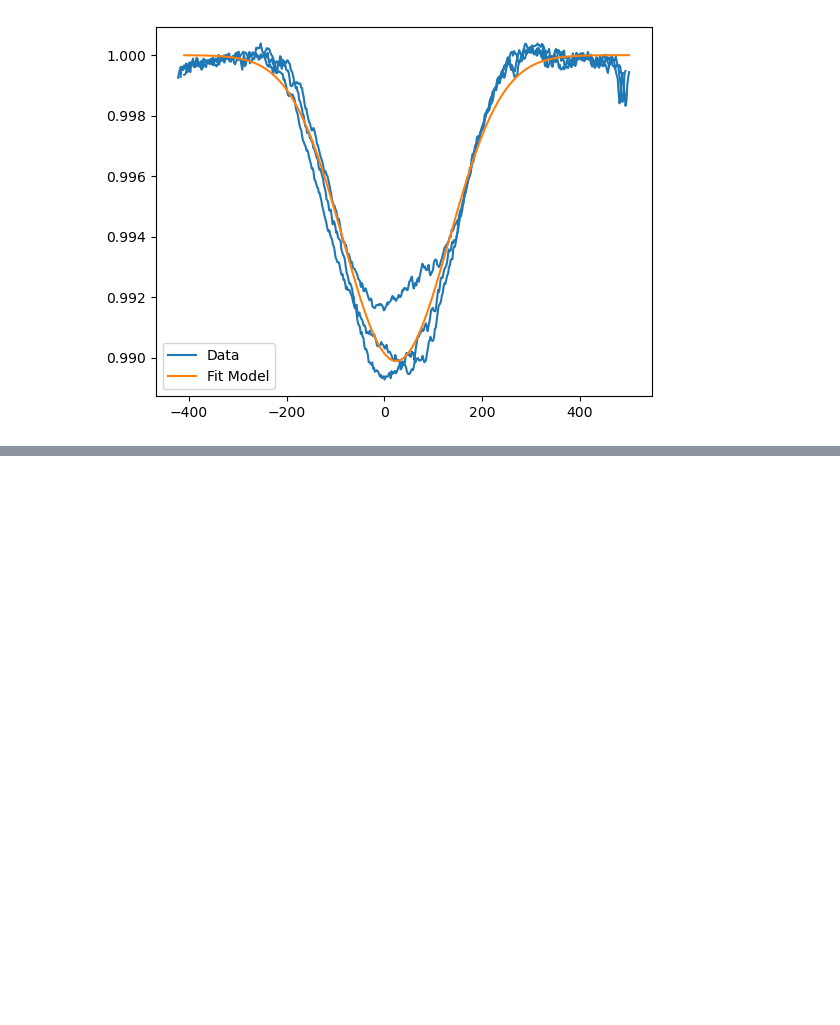
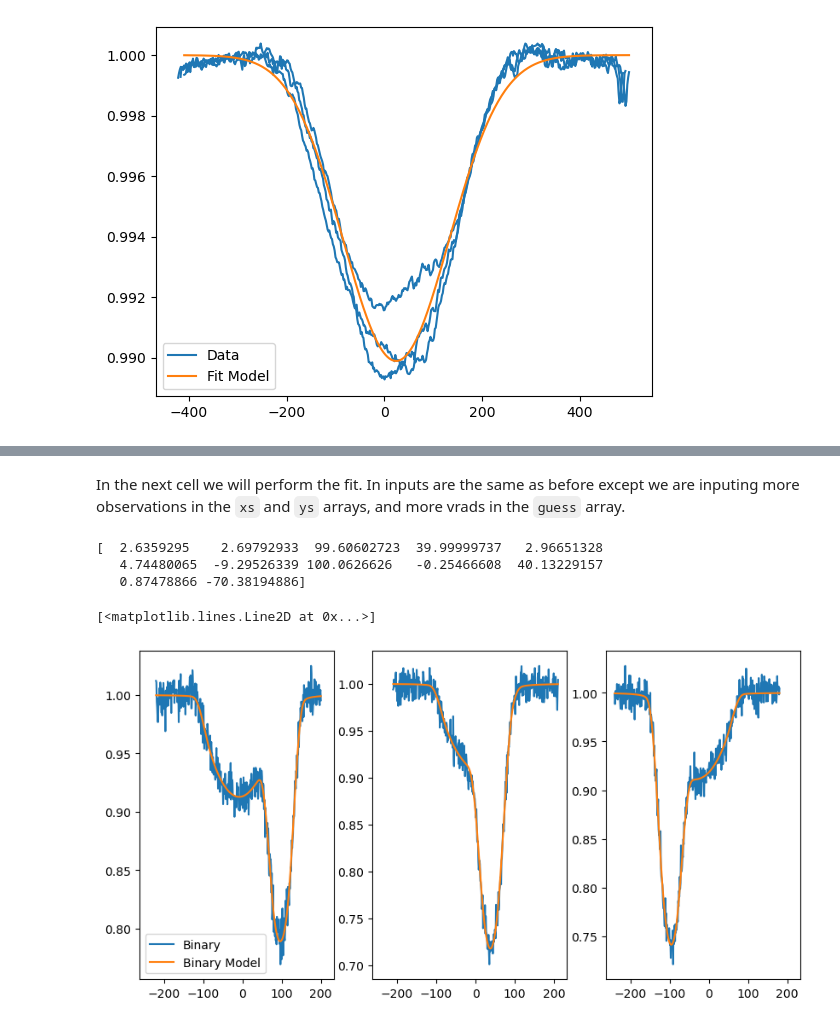
Before and after one commit to veropetit/pyRaven, a Jupyter notebook: HowToUsePyRavenTutorial/02-FitIntensity.ipynb, the cells around one changed output, grey strips where cells are left out. Saved outputs shown, nothing was run; the diff lists cells and outputs as text; code cells hidden in the pictures; blank space fills up the shorter version.

```diff
--- a/HowToUsePyRavenTutorial/02-FitIntensity.ipynb
+++ b/HowToUsePyRavenTutorial/02-FitIntensity.ipynb
@@ -213,0 +354,34 @@ plt.legend()
+# %% [markdown]
+In the next cell we will perform the fit. In inputs are the same as before except we are inputing more observations in the `xs` and `ys` arrays, and more vrads in the `guess` array.
+# %%
+xs=[model1_1['vel'],model1_2['vel'],model1_2['vel']] #velocity arrays of our observations
+ys=[binary_1,binary_2,binary_3] #flux arrays of our observations
+guess=np.array([0.2,0.3,80,40,10,10,-10,50,-10,50,10,-50]) #our guess parameters in the specified format
+pout,pcov,binary_models,star1_models,star2_models=rav.fitparams.binary_fitting(xs,ys,guess,param1,param2)
+print(pout)
+kappa1=pout[0]
+kappa2=pout[1]
+vsini1=pout[2]
+vsini2=pout[3]
+vmac1=pout[4]
+vmac2=pout[5]
+
+
+fig, ax = plt.subplots(1,3,sharex=True,figsize=(10,5))
+
+ax[0].plot(model1_1['vel'],binary_1,label='Binary')
+ax[0].plot(model1_1['vel'],binary_models[0][0],label='Binary Model')
+ax[0].legend()
+
+ax[1].plot(model1_2['vel'],binary_2)
+ax[1].plot(model1_2['vel'],binary_models[1][0])
+
+
+ax[2].plot(model1_3['vel'],binary_3)
+ax[2].plot(model1_3['vel'],binary_models[2][0])
+# %% [output]
+[  2.6359295    2.69792933  99.60602723  39.99999737   2.96651328
+   4.74480065  -9.29526339 100.0626626   -0.25466608  40.13229157
+   0.87478866 -70.38194886]
+[<matplotlib.lines.Line2D at 0x...>]
+[figure, added]
```
Also changed, not shown: parts of 7 cells of this notebook, 1 other file.
